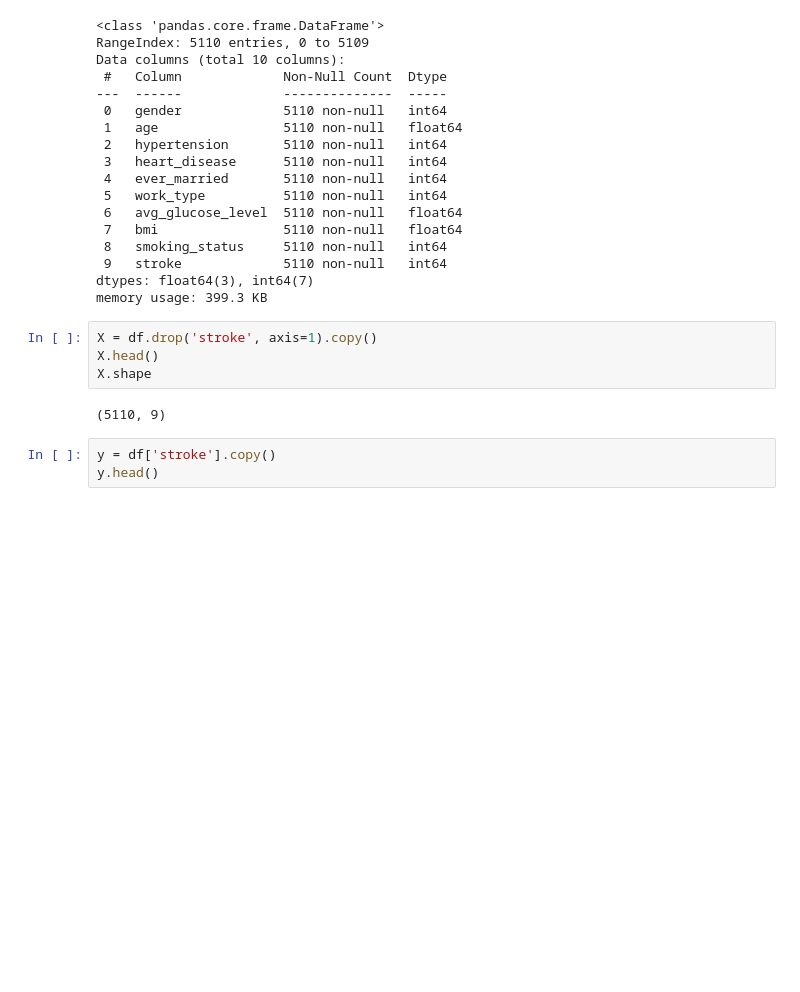
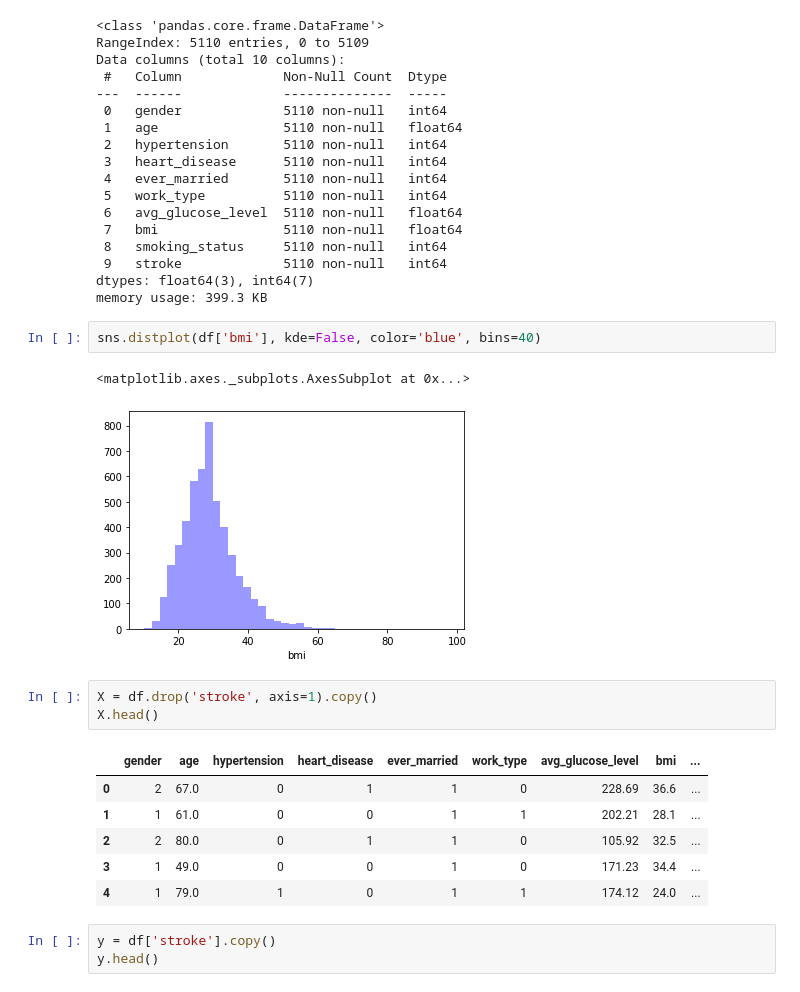
Before and after one commit to YoonSa8/collage-projects-, a Jupyter notebook: Untitled1.ipynb, the cells around one changed output. Drawn from its saved outputs; the diff is of its cells as text; blank space fills up the shorter version.

```diff
--- a/Untitled1.ipynb
+++ b/Untitled1.ipynb
@@ -199,12 +214,21 @@ Data columns (total 10 columns):
  9   stroke             5110 non-null   int64
 dtypes: float64(3), int64(7)
 memory usage: 399.3 KB
+# %%
+sns.distplot(df['bmi'], kde=False, color='blue', bins=40)
+# %% [output]
+<matplotlib.axes._subplots.AxesSubplot at 0x...>
+[figure, added]
 # %%
 X = df.drop('stroke', axis=1).copy()
 X.head()
-X.shape
 # %% [output]
-(5110, 9)
+|  | gender | age | hypertension | heart_disease | ever_married | work_type | avg_glucose_level | bmi | ... |
+| 0 | 2 | 67.0 | 0 | 1 | 1 | 0 | 228.69 | 36.6 | ... |
+| 1 | 1 | 61.0 | 0 | 0 | 1 | 1 | 202.21 | 28.1 | ... |
+| 2 | 2 | 80.0 | 0 | 1 | 1 | 0 | 105.92 | 32.5 | ... |
+| 3 | 1 | 49.0 | 0 | 0 | 1 | 0 | 171.23 | 34.4 | ... |
+| 4 | 1 | 79.0 | 1 | 0 | 1 | 1 | 174.12 | 24.0 | ... |
 # %%
 y = df['stroke'].copy()
 y.head()
```
Also changed, not shown: parts of 15 cells of this notebook.
